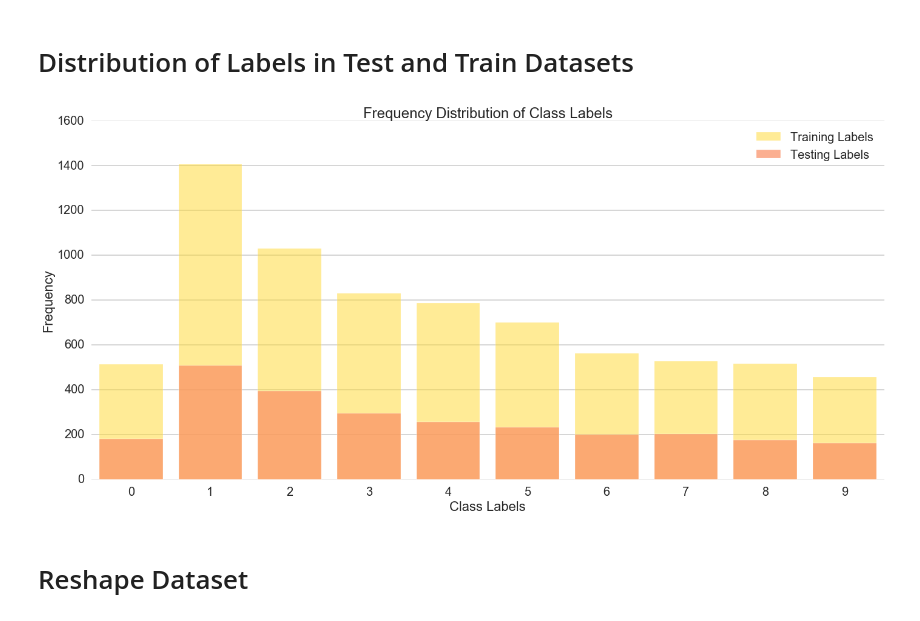
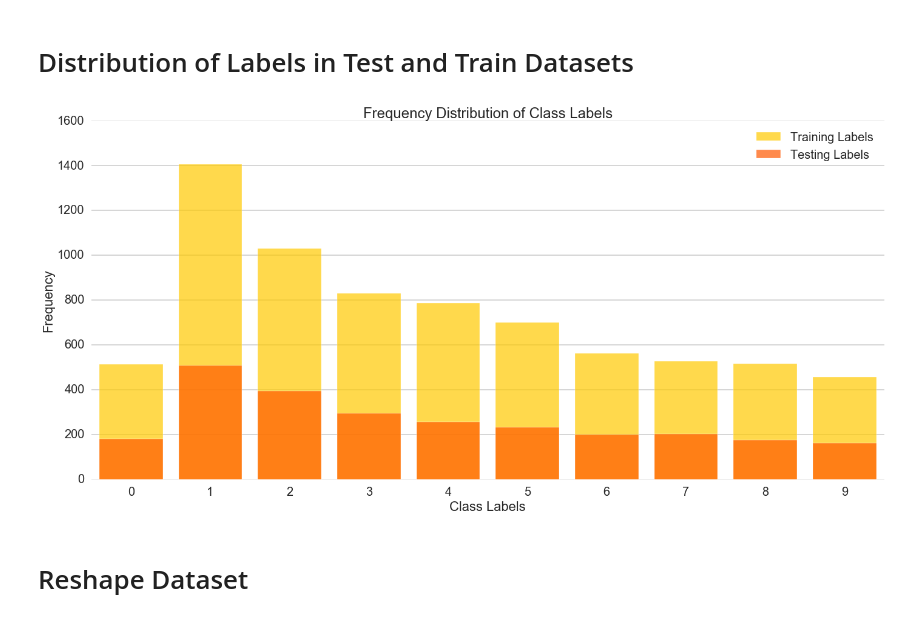
Before and after one commit to bryantbiggs/mcnulty-03, a Jupyter notebook: preprocess.ipynb, the cells around one changed output. Saved outputs shown, nothing was run; the diff lists cells and outputs as text; code cells hidden in the pictures.

```diff
--- a/preprocess.ipynb
+++ b/preprocess.ipynb
@@ -90,40 +90,43 @@ train_cnt_dict = dict(Counter(train_lbl_lst))
 test_lbl_lst = np.ravel(test_labels).tolist()
 test_cnt_dict = dict(Counter(test_lbl_lst))
 # %%
+sns.set_palette("hot_r")
+colors = sns.color_palette('hot_r',5)
+
 # make figure
 fig = plt.figure(figsize=(20,10))
 ax = fig.add_subplot(111)
 
 # plots
-plt.bar(range(len(train_cnt_dict)), train_cnt_dict.values(), align='center', color=colors[5],
-                alpha=0.5, edgecolor='w', label='Training Labels')
-plt.bar(range(len(test_cnt_dict)), test_cnt_dict.values(), align='center', color=colors[1],
+plt.bar(range(len(train_cnt_dict)), train_cnt_dict.values(), align='center', color=colors[1],
+                alpha=0.7, edgecolor='w', label='Training Labels')
+plt.bar(range(len(test_cnt_dict)), test_cnt_dict.values(), align='center', color=colors[2],
                 alpha=0.7, edgecolor='w', label='Testing Labels')
 
 # labels/titles
 plt.legend(loc="best")
 plt.xlabel('Class Labels')
 plt.ylabel('Frequency')
 plt.title('Frequency Distribution of Class Labels')
 
 plt.xlim(-0.5,9.5)
 ticks = [0,1,2,3,4,5,6,7,8,9]
 plt.xticks(ticks, ticks)
 
 # remove border
 ax.spines["top"].set_visible(False)
 ax.spines["right"].set_visible(False)
 ax.spines["bottom"].set_visible(False)
 ax.spines["left"].set_visible(False)
 
 # show grid
 ax.yaxis.grid(True)
 
 # plot that biddy
 plt.tight_layout()
 _ = plt.show()
 # %% [output]
-[figure, old version]
+[figure, new version]
 # %% [markdown]
 # Reshape Dataset
 # %%
```
Also changed, not shown: 2 other files.
